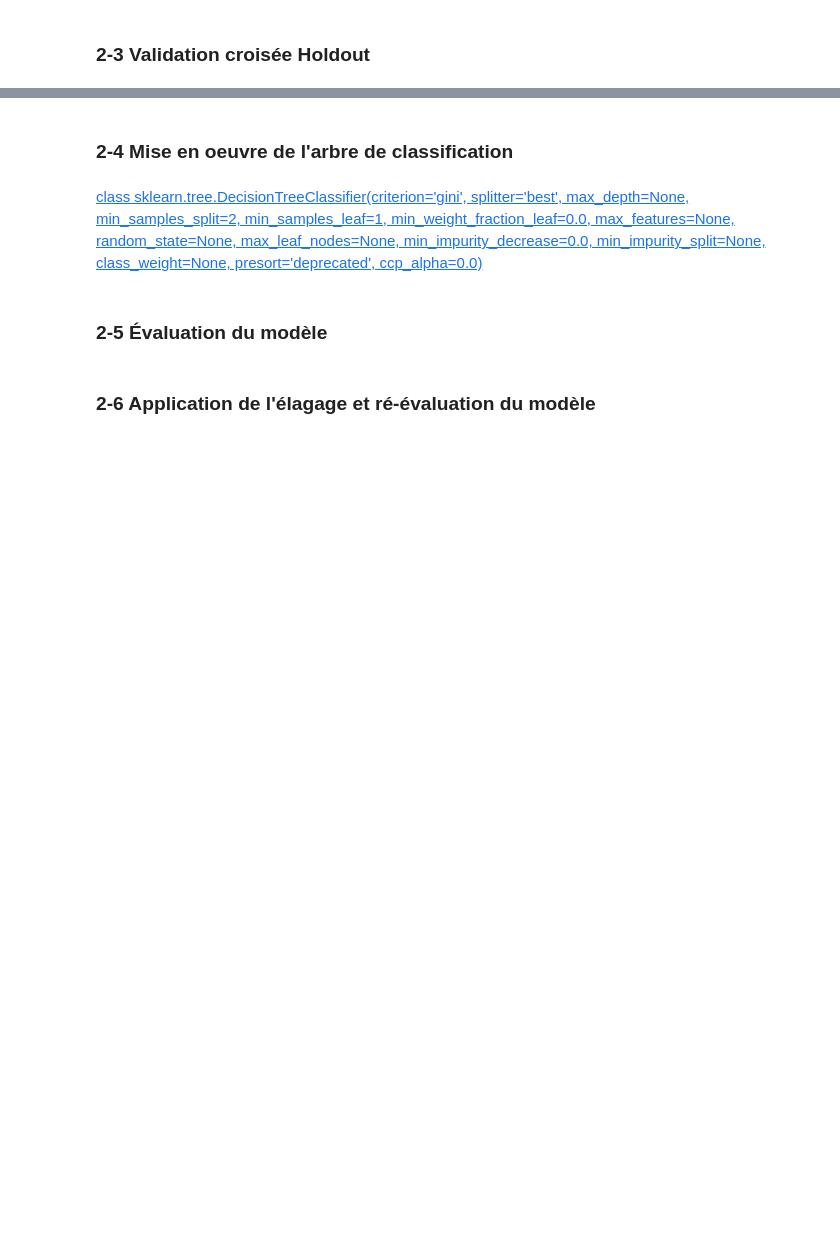
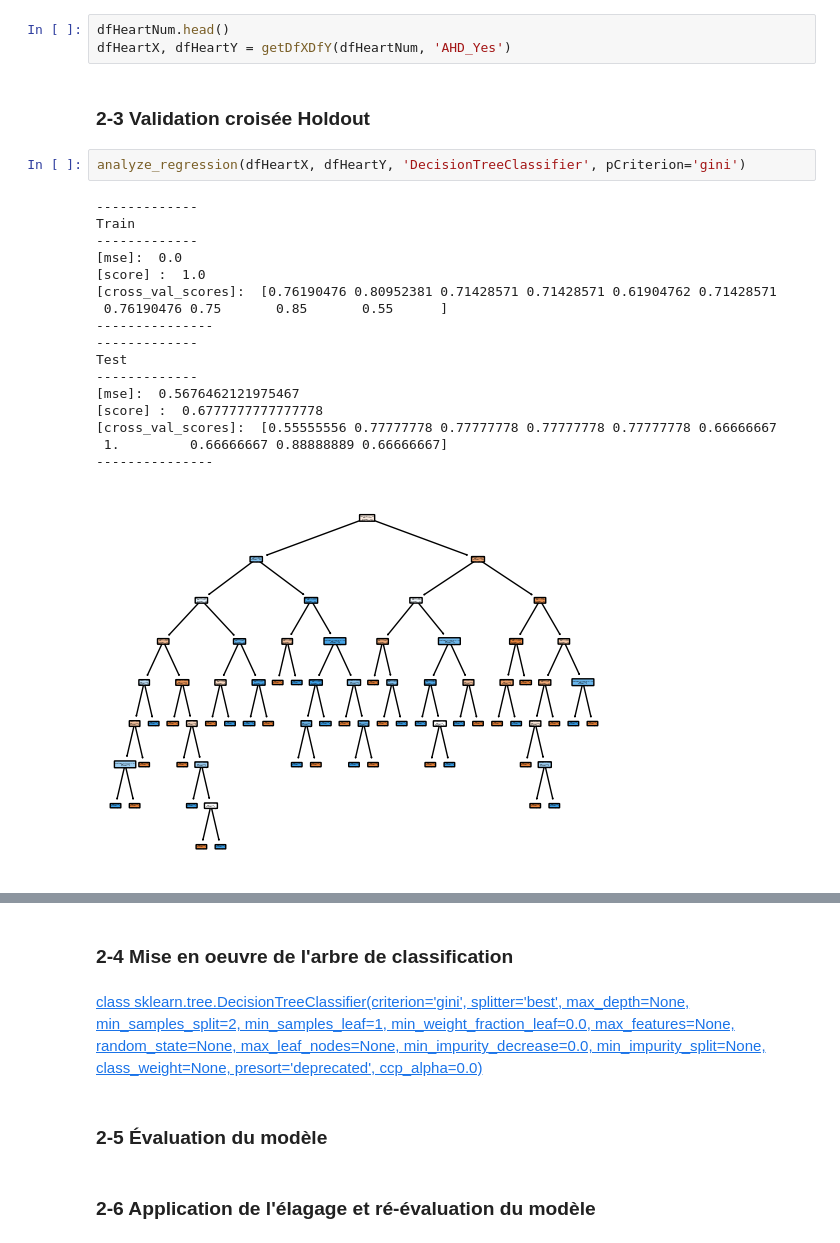
Before and after one commit to rennyatwork/CegepSteFoy_IA, a Jupyter notebook: 05_MachineLearning/2023-01-09/420-A52-SF-gr-10084-main/nbs/14-arbres-de-decision/14-arbres-decision.ipynb, the cells around one changed output, grey strips where cells are left out. Saved outputs shown, nothing was run; the diff lists cells and outputs as text; blank space fills up the shorter version.

```diff
--- a/05_MachineLearning/2023-01-09/420-A52-SF-gr-10084-main/nbs/14-arbres-de-decision/14-arbres-decision.ipynb
+++ b/05_MachineLearning/2023-01-09/420-A52-SF-gr-10084-main/nbs/14-arbres-de-decision/14-arbres-decision.ipynb
@@ -239,4 +265,27 @@ Test
 # %% [markdown]
 ### 2-2 Préparation de la structure de données
+# %%
+dfHeartNum.head()
+dfHeartX, dfHeartY = getDfXDfY(dfHeartNum, 'AHD_Yes')
 # %% [markdown]
 ### 2-3 Validation croisée Holdout
+# %%
+analyze_regression(dfHeartX, dfHeartY, 'DecisionTreeClassifier', pCriterion='gini')
+# %% [output]
+-------------
+Train
+-------------
+[mse]:  0.0
+[score] :  1.0
+[cross_val_scores]:  [0.76190476 0.80952381 0.71428571 0.71428571 0.61904762 0.71428571
+ 0.76190476 0.75       0.85       0.55      ]
+---------------
+-------------
+Test
+-------------
+[mse]:  0.5676462121975467
+[score] :  0.6777777777777778
+[cross_val_scores]:  [0.55555556 0.77777778 0.77777778 0.77777778 0.77777778 0.66666667
+ 1.         0.66666667 0.88888889 0.66666667]
+---------------
+[figure, added]
```
Also changed, not shown: parts of 8 cells of this notebook, 1 other file.
